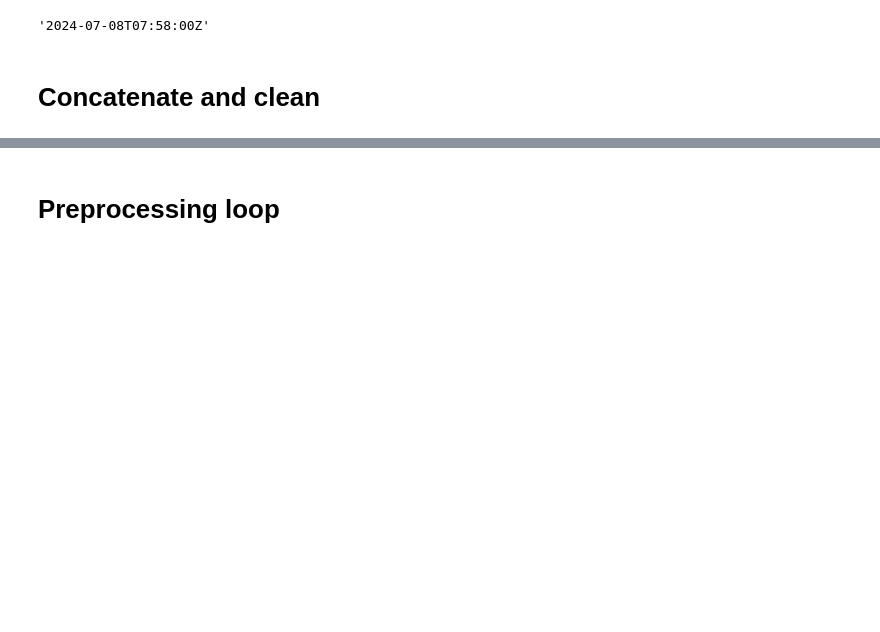
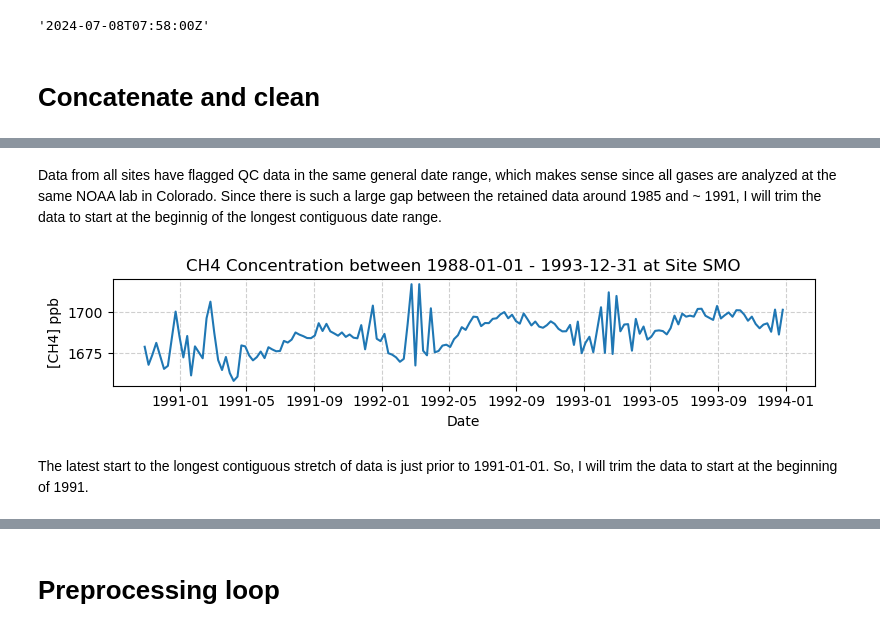
Before and after one commit to apl888/greenhouse-gas-forecasting, a Jupyter notebook: notebooks/lag7_exp.ipynb, the cells around one changed output, grey strips where cells are left out. Drawn from its saved outputs; the diff is of its cells as text; code cells hidden in the pictures; blank space fills up the shorter version.

```diff
--- a/notebooks/lag7_exp.ipynb
+++ b/notebooks/lag7_exp.ipynb
@@ -298,0 +396,30 @@ SPO        1566  1739.39
+# %% [markdown]
+Data from all sites have flagged QC data in the same general date range, which makes sense since all gases are analyzed at the same NOAA lab in Colorado.  Since there is such a large gap between the retained data around 1985 and ~ 1991, I will trim the data to start at the beginnig of the longest contiguous date range.
+# %%
+# zoom in on the 1988 - 1993 range
+
+target_site = "SMO"
+start_date = "1988-01-01"
+end_date = "1993-12-31"
+
+# filter the DataFrame
+filtered_group = df_weekly[
+    (df_weekly['site_code'] == target_site) &
+    (df_weekly['date'] >= start_date) &
+    (df_weekly['date'] <= end_date)
+    ]
+
+fig, ax = plt.subplots(figsize=(8,2))
+ax.plot(filtered_group['date'], filtered_group['ch4'])
+
+ax.set_title(f"CH4 Concentration between {start_date} - {end_date} at Site {target_site}")
+ax.set_xlabel("Date")
+ax.set_ylabel("[CH4] ppb")
+ax.grid(True, linestyle='--', alpha=0.6)
+
+plt.tight_layout()
+plt.show()
+# %% [output]
+[figure, added]
+# %% [markdown]
+The latest start to the longest contiguous stretch of data is just prior to 1991-01-01.  So, I will trim the data to start at the beginning of 1991.
```
Also changed, not shown: parts of 16 cells of this notebook, 1 other file.
